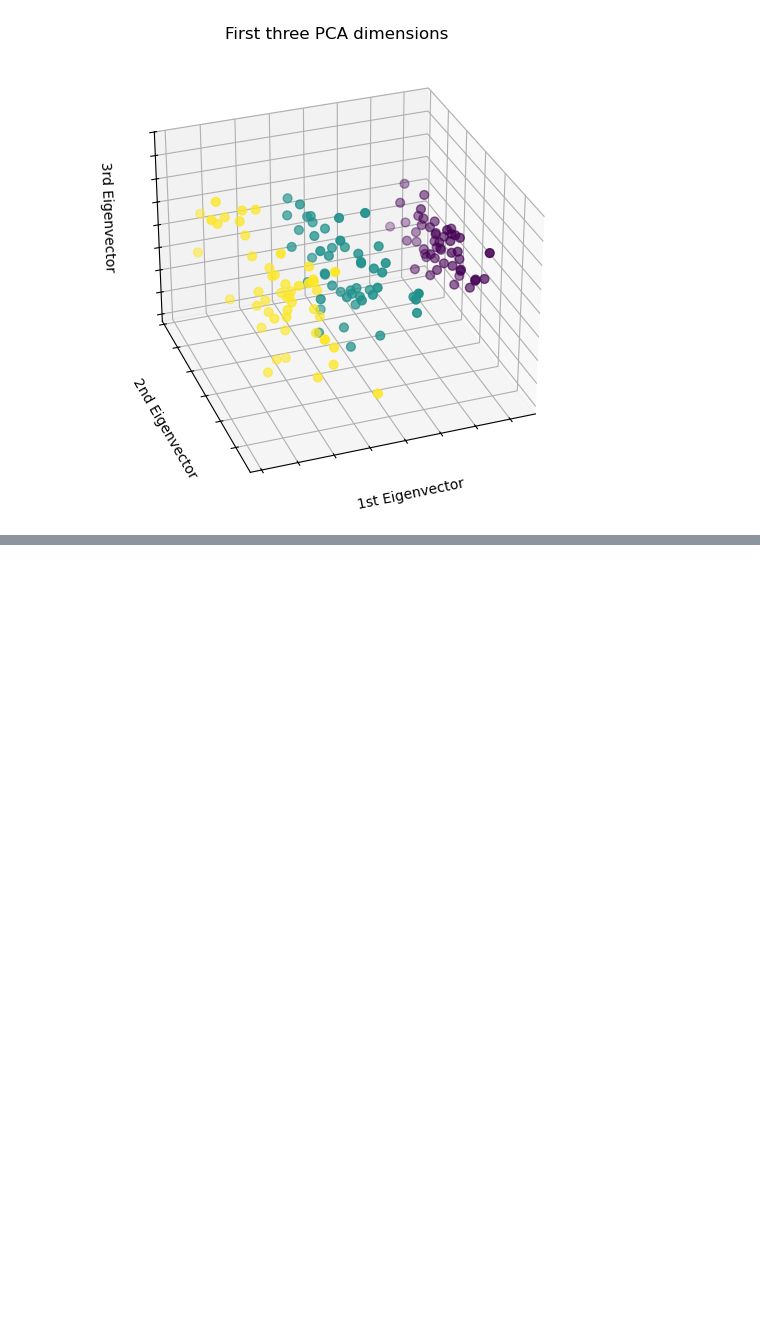
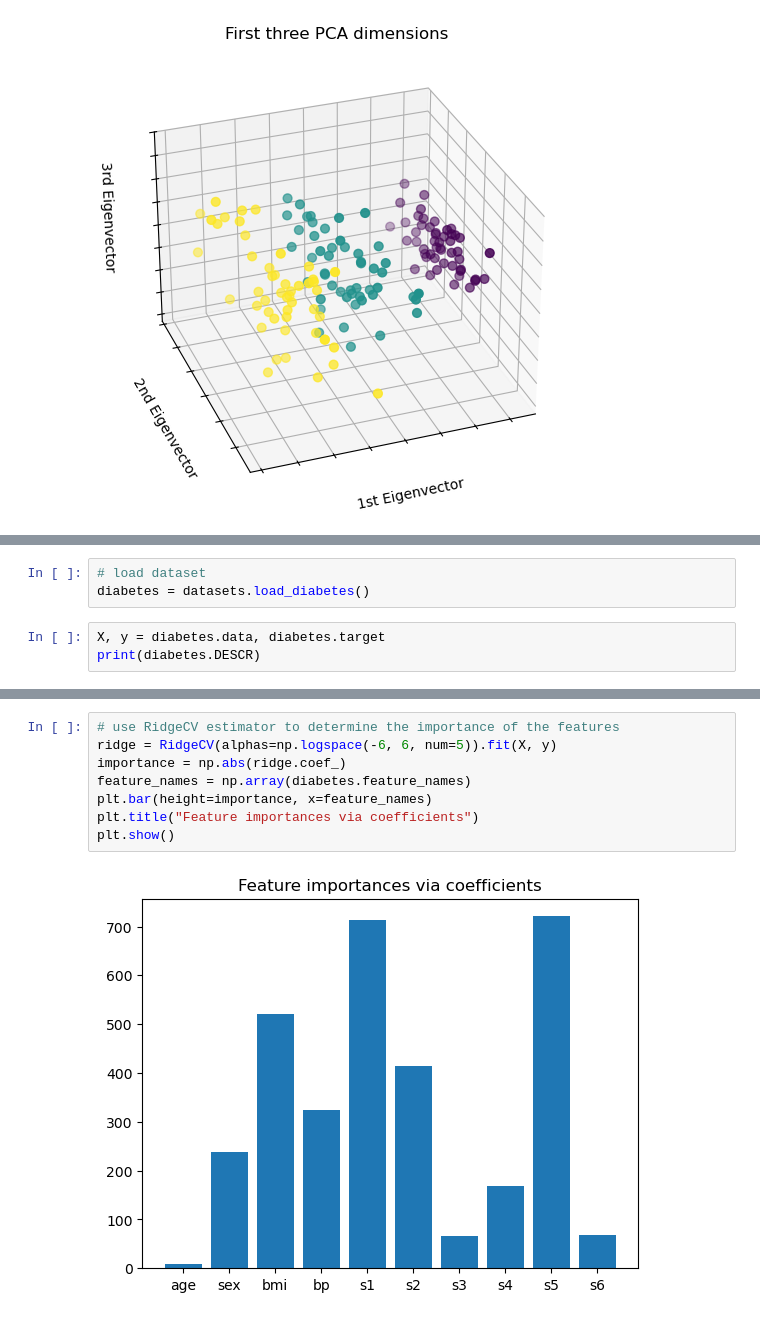
Before and after one commit to atunnd/iris_classification, a Jupyter notebook: dataset_visualized.ipynb, the cells around one changed output, grey strips where cells are left out. Drawn from its saved outputs; the diff is of its cells as text; blank space fills up the shorter version.

Commit message:
Edit readme file (adding diabetes dataset, adding decision tree contents), adding decision tree regression code with sklearn

```diff
--- a/dataset_visualized.ipynb
+++ b/dataset_visualized.ipynb
@@ -49,0 +58,6 @@ plt.show()
+# %%
+# load dataset
+diabetes = datasets.load_diabetes()
+# %%
+X, y = diabetes.data, diabetes.target
+print(diabetes.DESCR)
@@ -49,0 +82,10 @@ plt.show()
+# %%
+# use RidgeCV estimator to determine the importance of the features
+ridge = RidgeCV(alphas=np.logspace(-6, 6, num=5)).fit(X, y)
+importance = np.abs(ridge.coef_)
+feature_names = np.array(diabetes.feature_names)
+plt.bar(height=importance, x=feature_names)
+plt.title("Feature importances via coefficients")
+plt.show()
+# %% [output]
+[figure, added]
```
Also changed, not shown: parts of 5 cells of this notebook, 5 other files.
